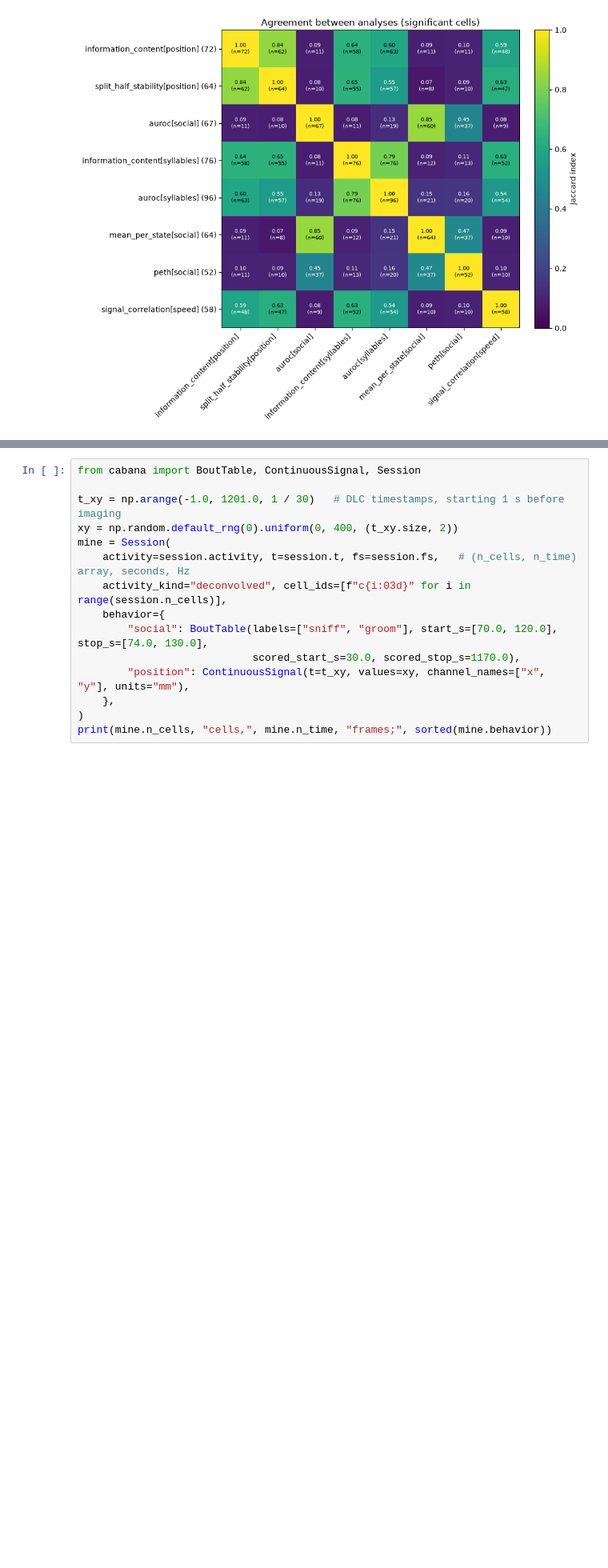
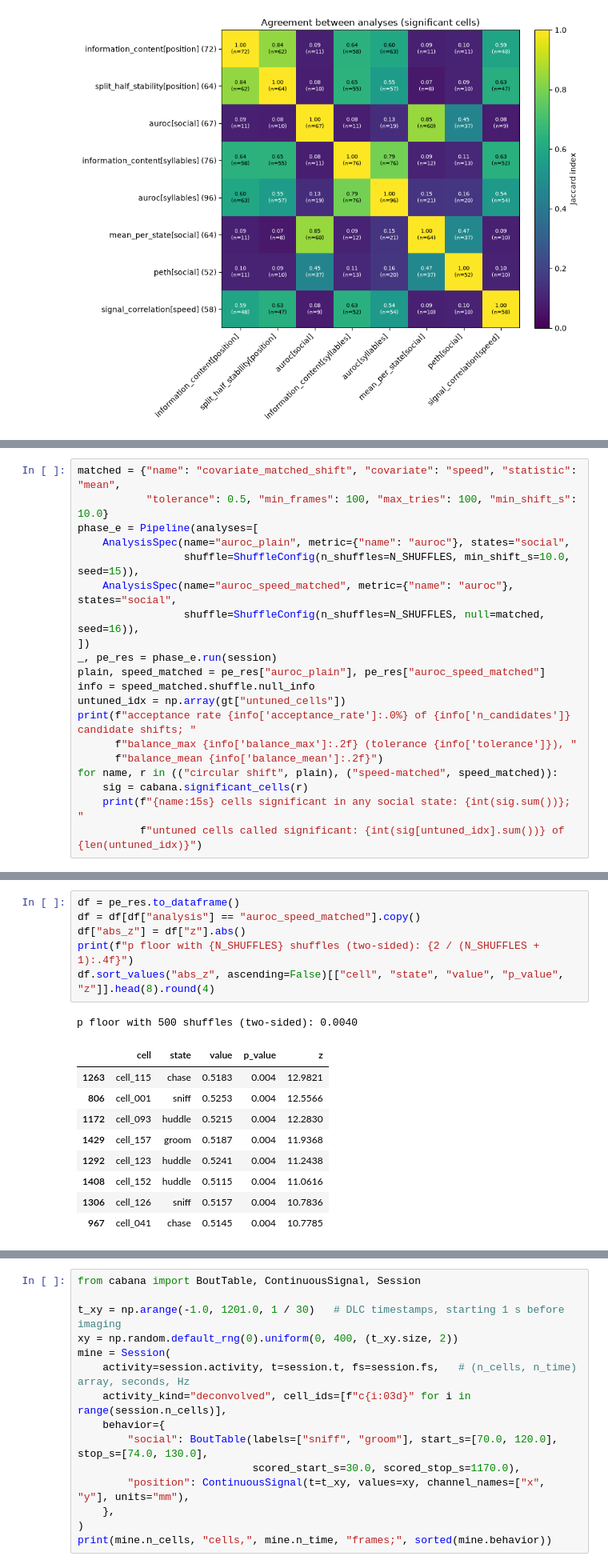
Before and after one commit to miniscope/CaBaNA, a Jupyter notebook: notebooks/cabana_demo.ipynb, the cells around one changed output, grey strips where cells are left out. Shown at 80% size. Drawn from its saved outputs; the diff is of its cells as text; blank space fills up the shorter version.

```diff
--- a/notebooks/cabana_demo.ipynb
+++ b/notebooks/cabana_demo.ipynb
@@ -1146,0 +1153,20 @@ plt.show()
+# %%
+matched = {"name": "covariate_matched_shift", "covariate": "speed", "statistic": "mean",
+           "tolerance": 0.5, "min_frames": 100, "max_tries": 100, "min_shift_s": 10.0}
+phase_e = Pipeline(analyses=[
+    AnalysisSpec(name="auroc_plain", metric={"name": "auroc"}, states="social",
+                 shuffle=ShuffleConfig(n_shuffles=N_SHUFFLES, min_shift_s=10.0, seed=15)),
+    AnalysisSpec(name="auroc_speed_matched", metric={"name": "auroc"}, states="social",
+                 shuffle=ShuffleConfig(n_shuffles=N_SHUFFLES, null=matched, seed=16)),
+])
+_, pe_res = phase_e.run(session)
+plain, speed_matched = pe_res["auroc_plain"], pe_res["auroc_speed_matched"]
+info = speed_matched.shuffle.null_info
+untuned_idx = np.array(gt["untuned_cells"])
+print(f"acceptance rate {info['acceptance_rate']:.0%} of {info['n_candidates']} candidate shifts; "
+      f"balance_max {info['balance_max']:.2f} (tolerance {info['tolerance']}), "
+      f"balance_mean {info['balance_mean']:.2f}")
+for name, r in (("circular shift", plain), ("speed-matched", speed_matched)):
+    sig = cabana.significant_cells(r)
+    print(f"{name:15s} cells significant in any social state: {int(sig.sum())}; "
+          f"untuned cells called significant: {int(sig[untuned_idx].sum())} of {len(untuned_idx)}")
@@ -1146,0 +1215,17 @@ plt.show()
+# %%
+df = pe_res.to_dataframe()
+df = df[df["analysis"] == "auroc_speed_matched"].copy()
+df["abs_z"] = df["z"].abs()
+print(f"p floor with {N_SHUFFLES} shuffles (two-sided): {2 / (N_SHUFFLES + 1):.4f}")
+df.sort_values("abs_z", ascending=False)[["cell", "state", "value", "p_value", "z"]].head(8).round(4)
+# %% [output]
+p floor with 500 shuffles (two-sided): 0.0040
+|  | cell | state | value | p_value | z |
+| 1263 | cell_115 | chase | 0.5183 | 0.004 | 12.9821 |
+| 806 | cell_001 | sniff | 0.5253 | 0.004 | 12.5566 |
+| 1172 | cell_093 | huddle | 0.5215 | 0.004 | 12.2830 |
+| 1429 | cell_157 | groom | 0.5187 | 0.004 | 11.9368 |
+| 1292 | cell_123 | huddle | 0.5241 | 0.004 | 11.2438 |
+| 1408 | cell_152 | huddle | 0.5115 | 0.004 | 11.0616 |
+| 1306 | cell_126 | sniff | 0.5157 | 0.004 | 10.7836 |
+| 967 | cell_041 | chase | 0.5145 | 0.004 | 10.7785 |
```
Also changed, not shown: parts of 15 cells of this notebook, 10 other files.
